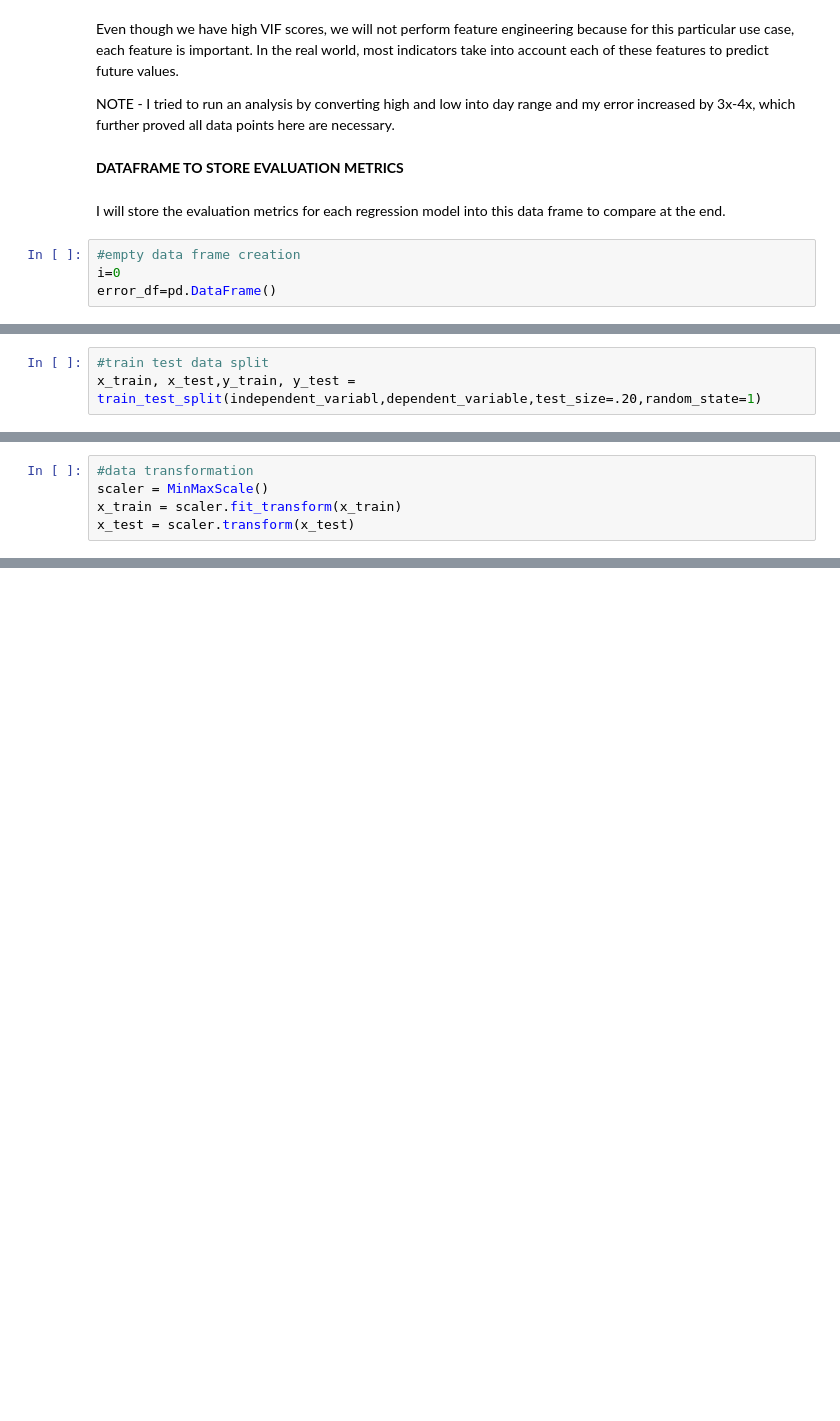
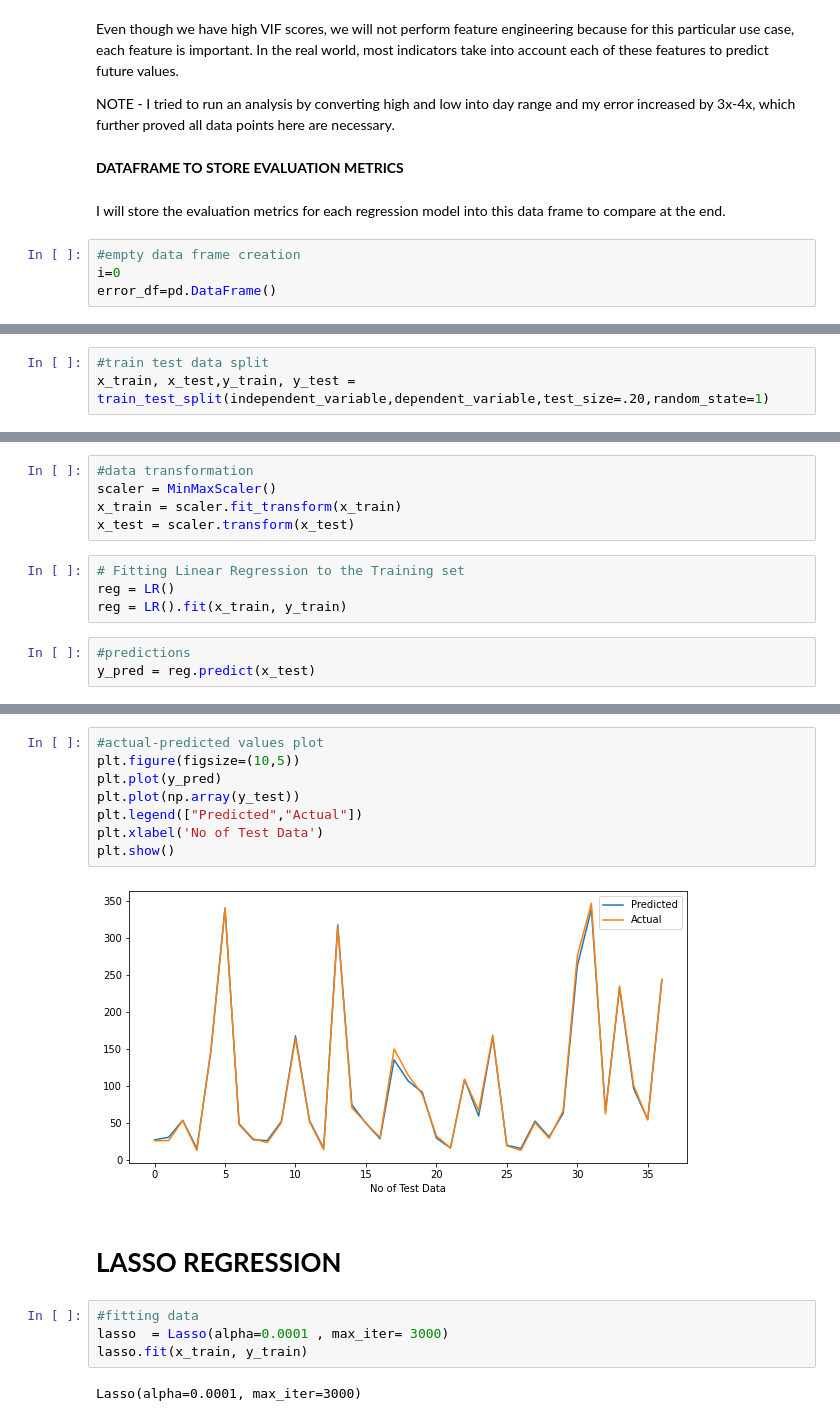
Before and after one commit to Ramanmagar/Yes-Bank-Stock-Closing-Price-Prediction, a Jupyter notebook: Yes_Bank_Stock_Closing_Price_Prediction_Capstone_Project.ipynb, the cells around one changed output, grey strips where cells are left out. Drawn from its saved outputs; the diff is of its cells as text; blank space fills up the shorter version.

```diff
--- a/Yes_Bank_Stock_Closing_Price_Prediction_Capstone_Project.ipynb
+++ b/Yes_Bank_Stock_Closing_Price_Prediction_Capstone_Project.ipynb
@@ -322,3 +327,3 @@ linear regression
 # %%
 #train test data split
-x_train, x_test,y_train, y_test = train_test_split(independent_variabl,dependent_variable,test_size=.20,random_state=1)
+x_train, x_test,y_train, y_test = train_test_split(independent_variable,dependent_variable,test_size=.20,random_state=1)
@@ -327,5 +330,12 @@ NameError: ignored
 # %%
 #data transformation
-scaler = MinMaxScale()
+scaler = MinMaxScaler()
 x_train = scaler.fit_transform(x_train)
 x_test = scaler.transform(x_test)
+# %%
+# Fitting Linear Regression to the Training set
+reg = LR()
+reg = LR().fit(x_train, y_train)
+# %%
+#predictions
+y_pred = reg.predict(x_test)
@@ -331,0 +376,18 @@ x_test = scaler.transform(x_test)
+# %%
+#actual-predicted values plot
+plt.figure(figsize=(10,5))
+plt.plot(y_pred)
+plt.plot(np.array(y_test))
+plt.legend(["Predicted","Actual"])
+plt.xlabel('No of Test Data')
+plt.show()
+# %% [output]
+[figure, added]
+# %% [markdown]
+# **LASSO REGRESSION**
+# %%
+#fitting data
+lasso  = Lasso(alpha=0.0001 , max_iter= 3000)
+lasso.fit(x_train, y_train)
+# %% [output]
+Lasso(alpha=0.0001, max_iter=3000)
```
Also changed, not shown: parts of 47 cells of this notebook.
